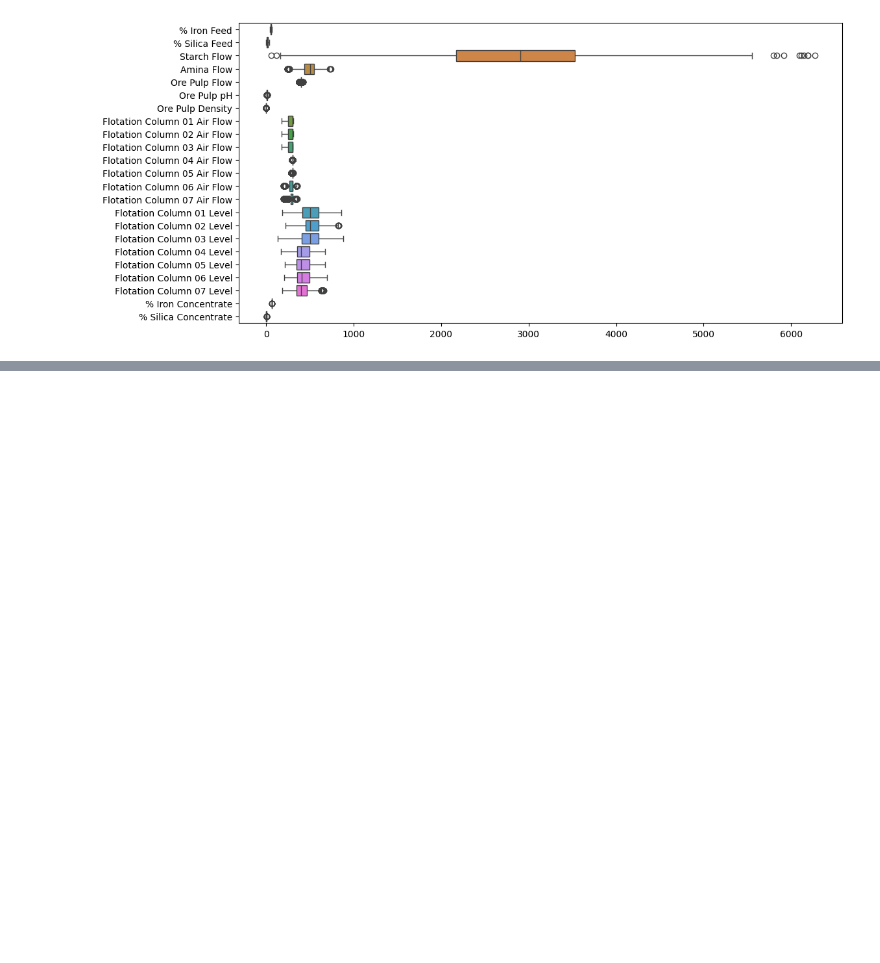
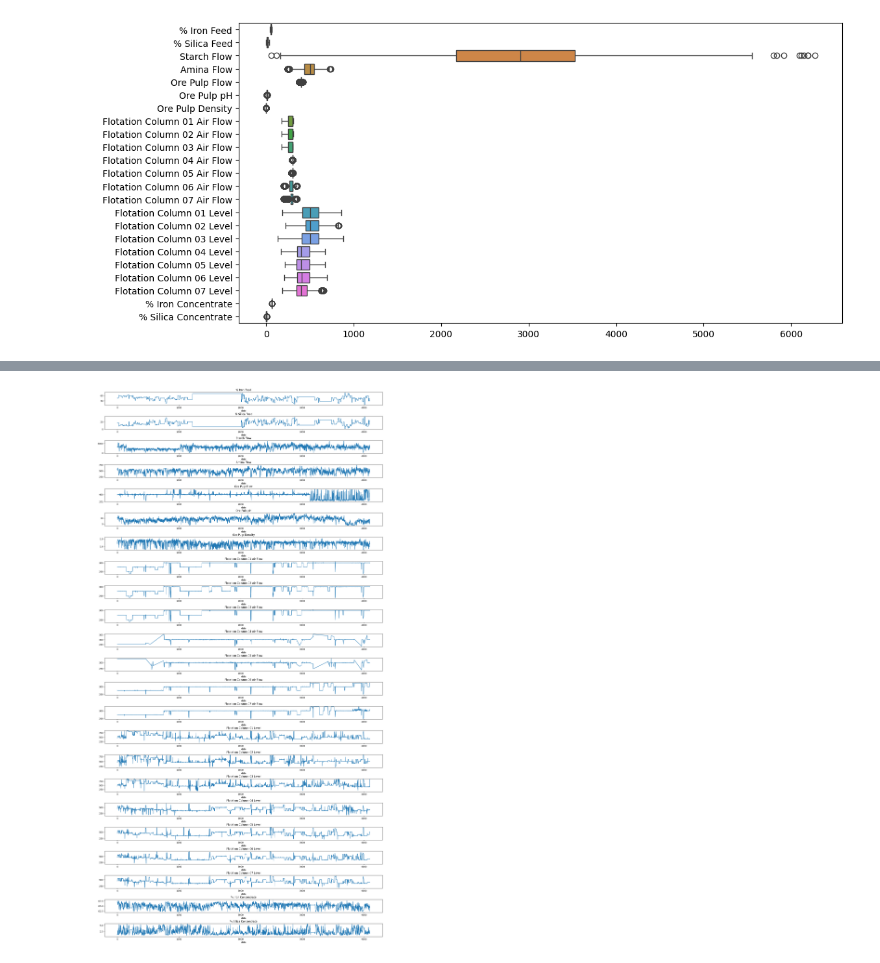
Before and after one commit to EskelinenElias/ADAML-project1, a Jupyter notebook: ADAML_project1.ipynb, the cells around one changed output, grey strips where cells are left out. Cells and saved outputs as stored; diff of their text form; code cells hidden in the pictures; blank space fills up the shorter version.

```diff
--- a/ADAML_project1.ipynb
+++ b/ADAML_project1.ipynb
@@ -126,0 +141,9 @@ plt.show()
+# %%
+fig, axs = plt.subplots(23,1,figsize=(18, 35))
+for i in range(0, len(resampled_data.columns)-1):
+  axs[i].plot(resampled_data.iloc[:, i+1])
+  axs[i].set_title(resampled_data.columns[i+1])
+  axs[i].set_xlabel('date')
+fig.tight_layout(pad=0.3)
+# %% [output]
+[figure, added]
```
Also changed, not shown: parts of 22 cells of this notebook.
